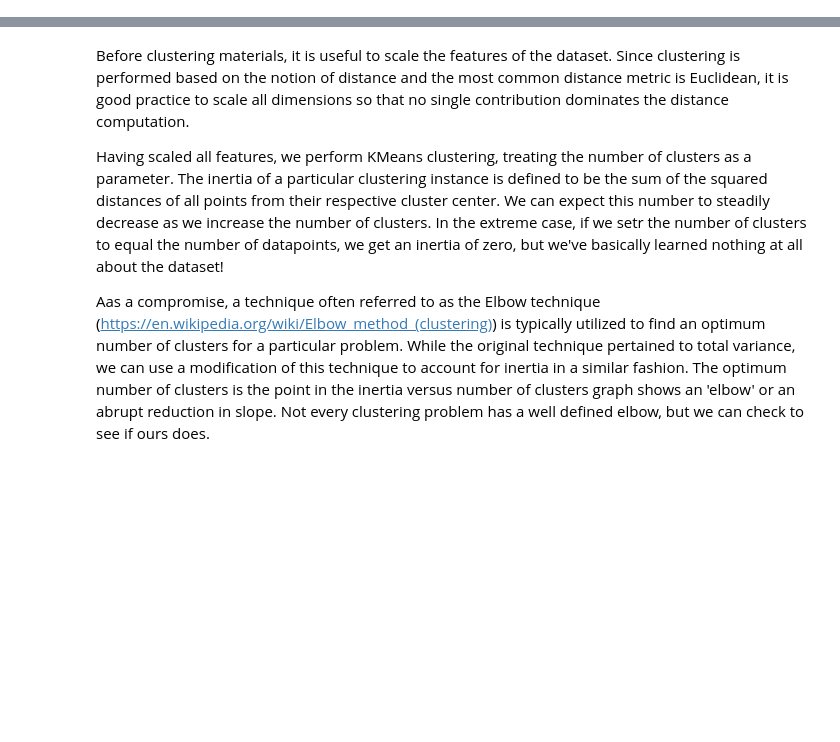
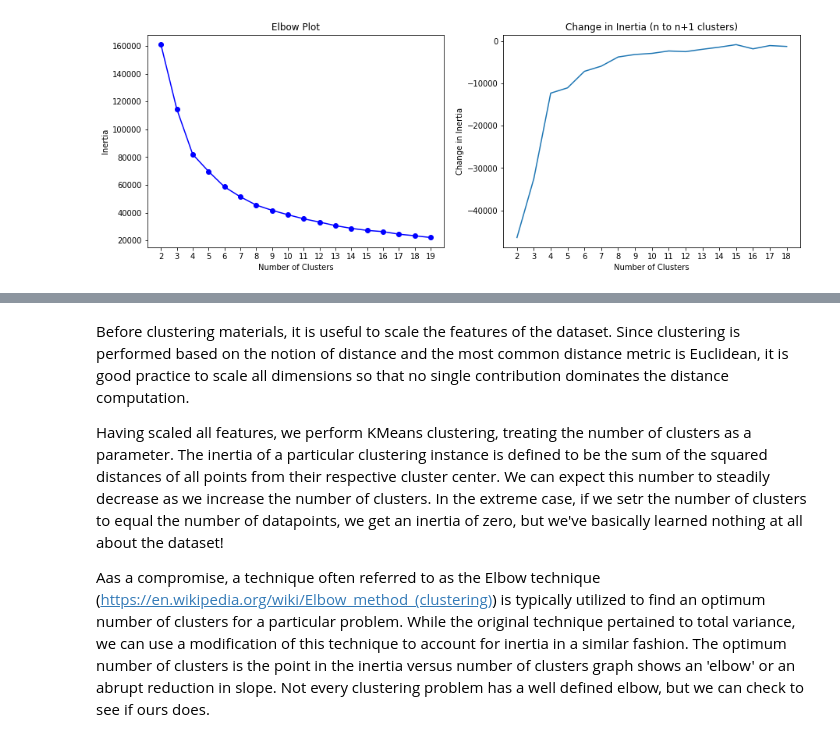
Before and after one commit to g-hegde/material-similarity, a Jupyter notebook: MaterialSimilarity.ipynb, the cells around one changed output, grey strips where cells are left out. Saved outputs shown, nothing was run; the diff lists cells and outputs as text; code cells hidden in the pictures; blank space fills up the shorter version.

Commit message:
Extensive revisions to original file. Decided to go with comparison only on the basis of Electronic Structure. So had to remove most of the code in the original file.

```diff
--- a/MaterialSimilarity.ipynb
+++ b/MaterialSimilarity.ipynb
@@ -355,0 +112,3 @@ fingerprint_db.describe() #Get a snapshot of the stats for the db
+# %%
+vo = ValenceOrbital(orbitals=['s','p','d'],props=['avg'])
+materials_db = vo.featurize_dataframe(df=materials_db,col_id='composition')
@@ -355,0 +133,3 @@ fingerprint_db.describe() #Get a snapshot of the stats for the db
+# %%
+valence_columns = ['avg s valence electrons', 'avg p valence electrons', 'avg d valence electrons']
+materials_valence = materials_db[valence_columns].copy()
@@ -355,0 +148,3 @@ fingerprint_db.describe() #Get a snapshot of the stats for the db
+# %%
+scaler = StandardScaler()
+mat_val_scaled = scaler.fit_transform(materials_valence)
@@ -355,0 +154,24 @@ fingerprint_db.describe() #Get a snapshot of the stats for the db
+# %%
+num_clusters  = list(range(2,20))
+inertia = []
+for clusters in num_clusters:
+    kmeans = KMeans(n_clusters=clusters)
+    kmeans.fit(mat_val_scaled)
+    inertia.append(kmeans.inertia_)
+# %%
+plt.figure(figsize=(15,5))
+plt.subplot(1,2,1)
+plt.plot(num_clusters,inertia,'bo-')
+plt.xticks(num_clusters)
+plt.xlabel('Number of Clusters')
+plt.ylabel('Inertia')
+plt.title('Elbow Plot')
+plt.subplot(1,2,2)
+plt.plot(num_clusters[:len(num_clusters)-1],np.diff(inertia))
+plt.xticks(num_clusters[:len(num_clusters)-1])
+plt.xlabel('Number of Clusters')
+plt.ylabel('Change in Inertia')
+plt.title('Change in Inertia (n to n+1 clusters)')
+plt.show()
+# %% [output]
+[figure, added]
```
Also changed, not shown: parts of 69 cells of this notebook.
